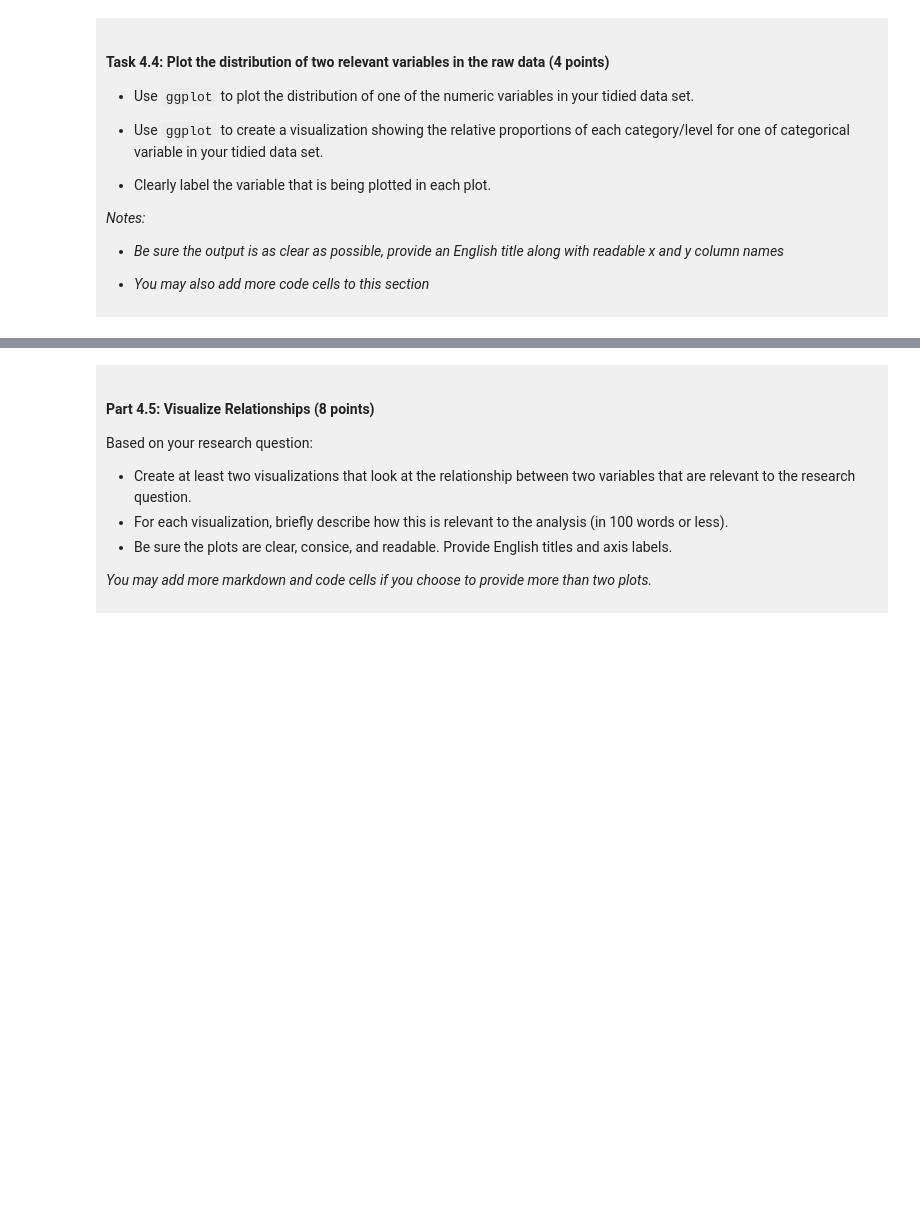
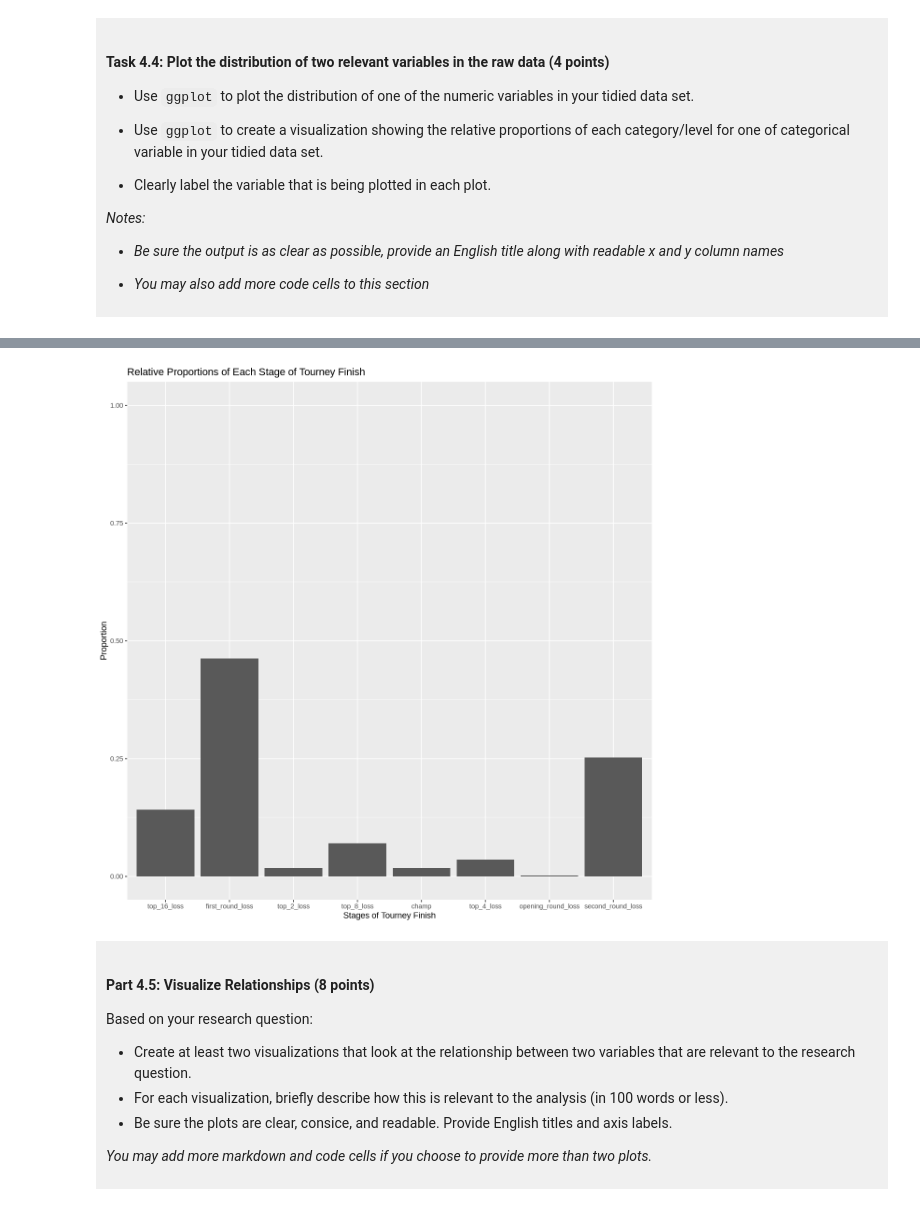
Before and after one commit to OL-git48/dsci-100-project-oliverlo, a Jupyter notebook: dsci-100-project-notebook.ipynb, the cells around one changed output, grey strips where cells are left out. Saved outputs shown, nothing was run; the diff lists cells and outputs as text; code cells hidden in the pictures; blank space fills up the shorter version.

```diff
--- a/dsci-100-project-notebook.ipynb
+++ b/dsci-100-project-notebook.ipynb
@@ -312,5 +383,21 @@ You will refine your research question (if needed) and produce a tidy data set.
 # %%
 ### EDIT THIS CODE CELL FOR PLOT 2 ###
+#First creating a data frame where I have the proportions of each level
+tourney_finish_count<-tidy_womens_march_madness|>
+select(tourney_finish)|>
+group_by(tourney_finish)|>             #grouping by tourney_finish, my categorical variable
+summarize(count = n())|>               #counting the number of entries for each level
+mutate(proportion = count / sum(count)) #making a new column that calculates proportion of each level by taking the count of each level and dividing it by the total number of counts
+
+options(repr.plot.height = 10, repr.plot.width = 10)  #making plot bigger to increase the spread of each level, so the labels are legible and not overlapping
+tourney_finish_bar<- tourney_finish_count|>
+ggplot(aes(x=tourney_finish, y=proportion))+
+geom_bar(stat="identity")+                            #ensuring that each level of my tourney finish has its corresponding value from proportion, instead of raw count
+labs(x = "Stages of Tourney Finish", y= "Proportion", title = "Relative Proportions of Each Stage of Tourney Finish")+
+ylim(0, 1)                                            #setting my y axis scale from 0-1, because we're representing proportion.
+tourney_finish_bar
+# %% [output]
+[figure, added]
 # %% [markdown]
 <div style="background-color: #f0f0f0; padding: 10px;">
 
```
Also changed, not shown: parts of 10 cells of this notebook.
